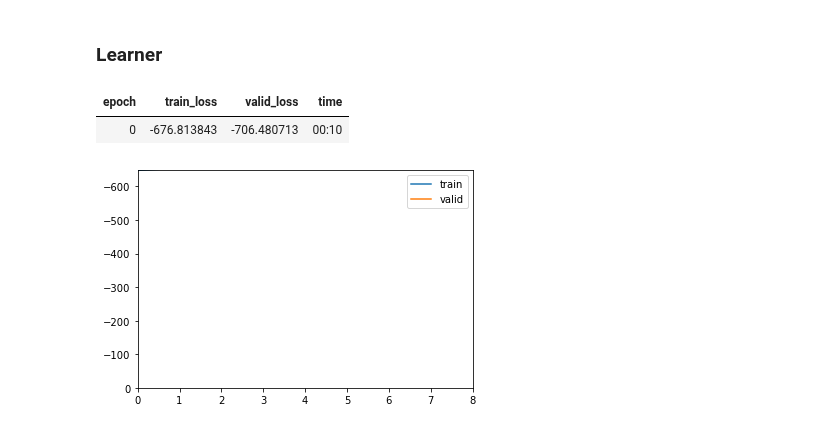
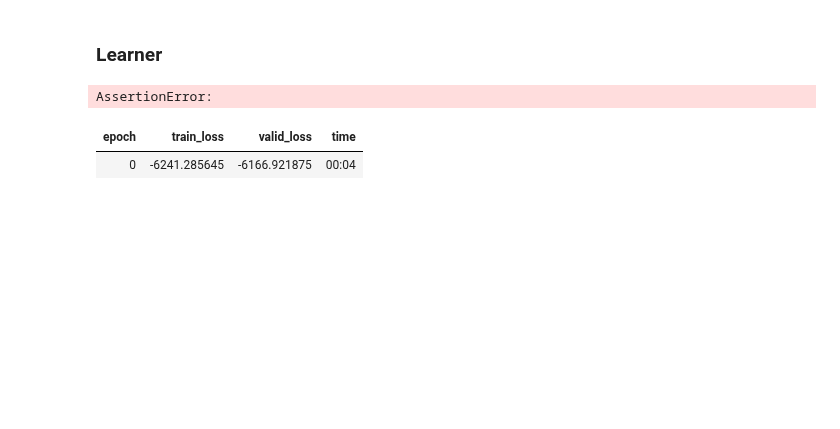
Before and after one commit to mone27/meteo_imp, a Jupyter notebook: lib_nbs/kalman/10_fastai.ipynb, the cells around one changed output. Saved outputs shown, nothing was run; the diff lists cells and outputs as text; code cells hidden in the pictures; blank space fills up the shorter version.

Commit message:
Model running on GPU and is up to 6 time faster (in filter only mode)

```diff
--- a/lib_nbs/kalman/10_fastai.ipynb
+++ b/lib_nbs/kalman/10_fastai.ipynb
@@ -938,18 +955,25 @@ obs_cov_history = SaveParams('obs_cov')
 # %%
 all_data = CollectDataCallback()
 # %%
-model = KalmanFilter(n_dim_state = hai.shape[1], n_dim_obs=hai.shape[1])
+model = KalmanFilter.init_random(n_dim_obs = hai.shape[1], n_dim_state = hai.shape[1]).cuda()
+# %%
+model.use_smooth = False
 # %%
 # model._set_constraint('obs_cov', model.obs_cov, train=False)
 # %%
-dls = make_dataloader(hai[:2000], 200, 10, bs=1).cpu()
+dls = make_dataloader(hai[:20000], 200, 10, bs=10)
+# %%
+input, target = dls.one_batch()
+pred = model(input)
+KalmanLoss()(pred, target)
+# %% [output]
+AssertionError:
 # %%
-learn = Learner(dls, model, loss_func=KalmanLoss(), cbs = [obs_cov_history, all_data] )
+learn = Learner(dls, model, loss_func=KalmanLoss(only_gap=False), cbs = [] )
 # %%
-learn.fit(1, 1e-2)
+learn.fit(10, 1e-3)
 # %% [output]
 | epoch | train_loss | valid_loss | time |
-| 0 | -676.813843 | -706.480713 | 00:10 |
+| 0 | -6241.285645 | -6166.921875 | 00:04 |
-[figure, removed]
 # %%
 learn.model.state_dict()
```
Also changed, not shown: parts of 74 cells of this notebook, 10 other files.
